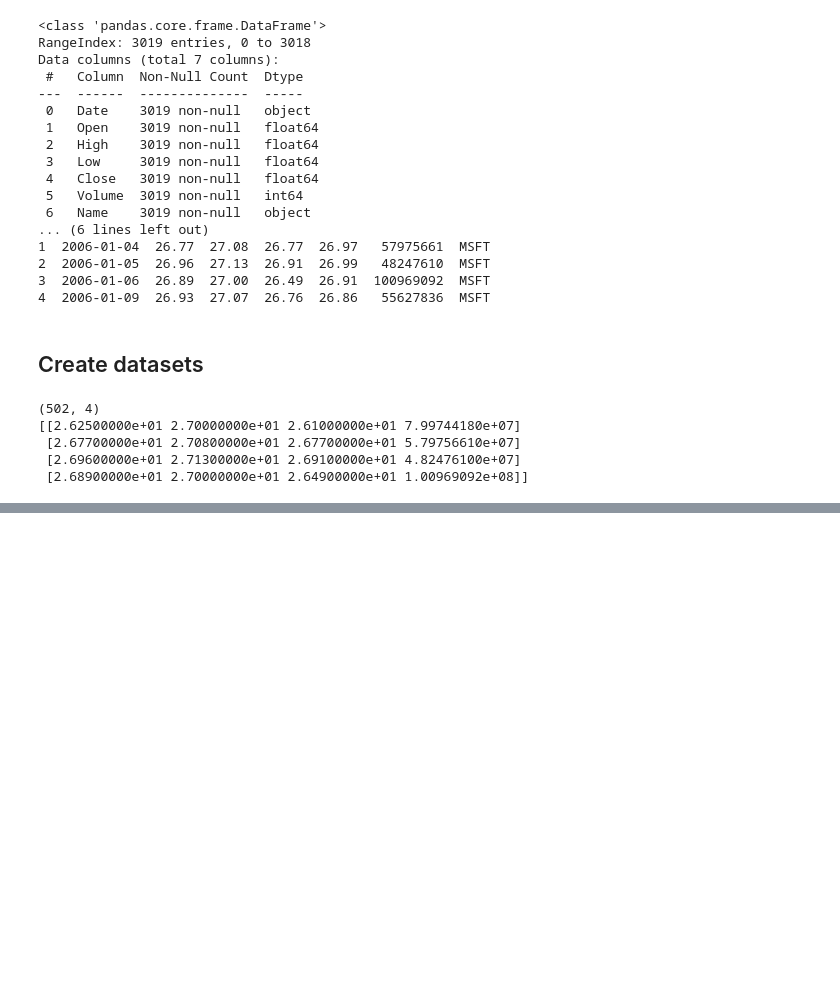
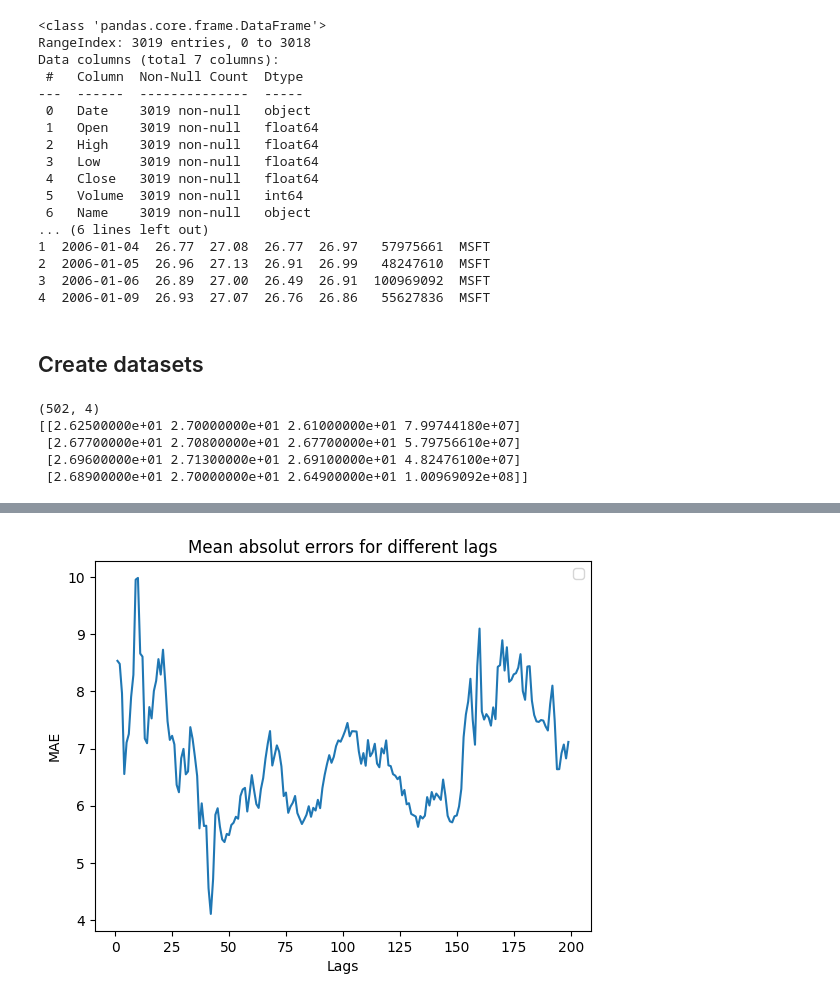
Before and after one commit to drvojtex/ADAMLstockA4msft, a Jupyter notebook: main2.ipynb, the cells around one changed output, grey strips where cells are left out. Cells and saved outputs as stored; diff of their text form; code cells hidden in the pictures; blank space fills up the shorter version.

```diff
--- a/main2.ipynb
+++ b/main2.ipynb
@@ -51,0 +117,10 @@ print(X_train_1[:4, :])
+# %%
+plt.plot(iis, maes)
+plt.title(f'Mean absolut errors for different lags')
+plt.xlabel('Lags')
+plt.ylabel('MAE')
+plt.legend()
+plt.savefig(f'images/autoregression_model/autoregressive_model_MAE_all_lags.png', dpi=200, bbox_inches='tight')
+plt.show()
+# %% [output]
+[figure, added]
```
Also changed, not shown: parts of 3 cells of this notebook, 15 other files.
